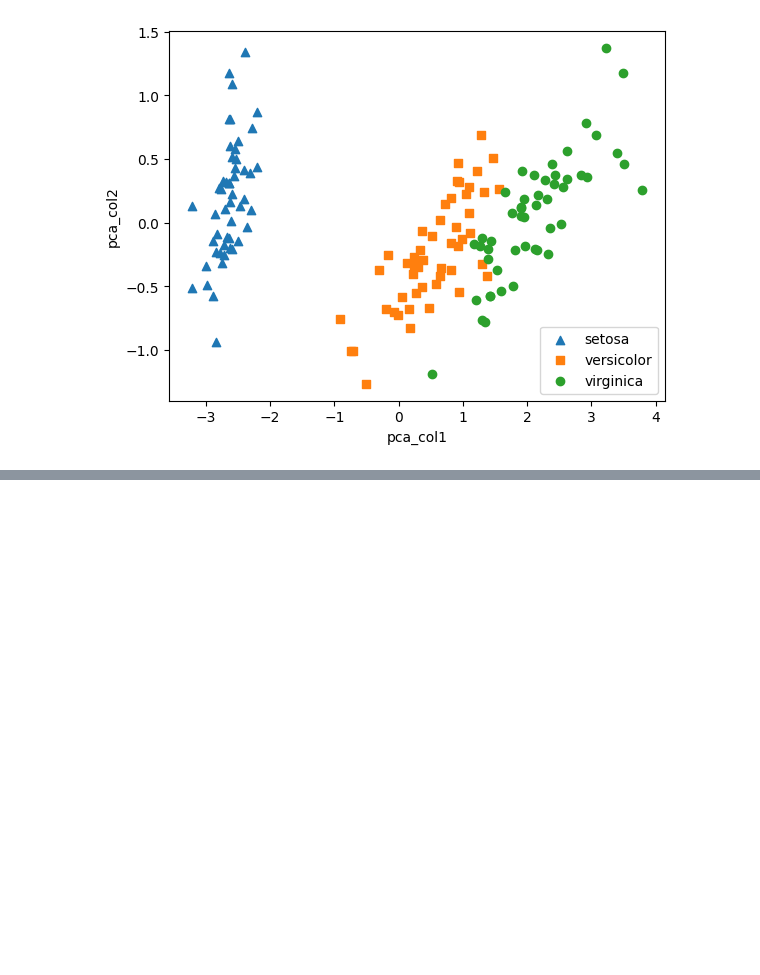
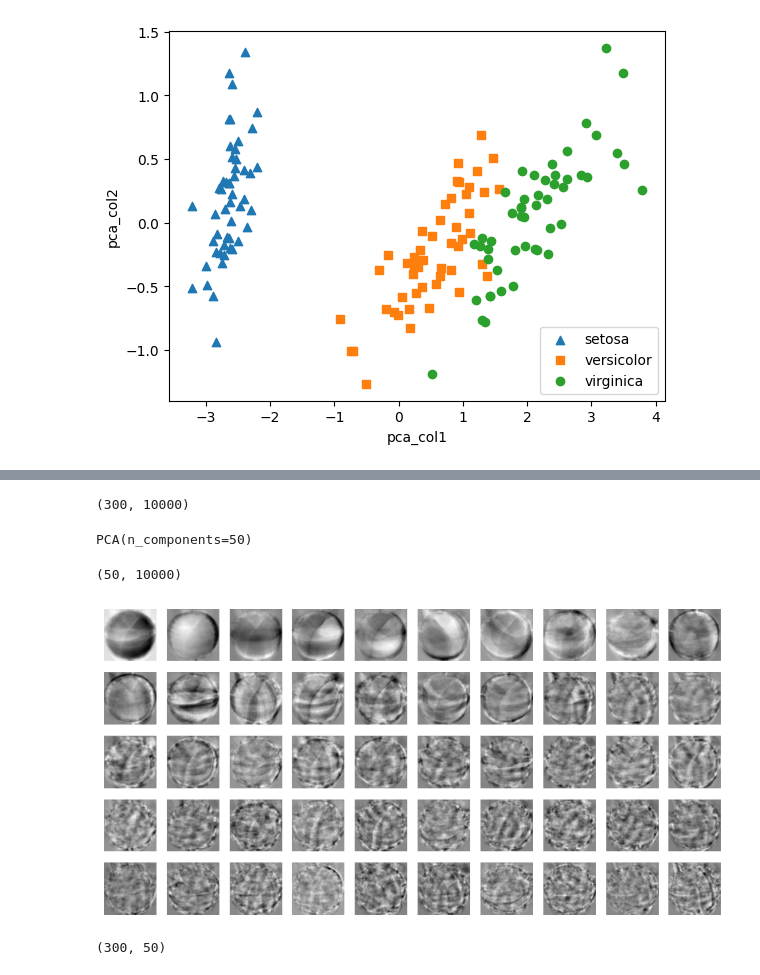
Before and after one commit to yugyeongh/encore_skn11, a Jupyter notebook: 05_ml-workspace/06_dim_reduction/01_pca_lda.ipynb, the cells around one changed output, grey strips where cells are left out. Cells and saved outputs as stored; diff of their text form; code cells hidden in the pictures; blank space fills up the shorter version.

```diff
--- a/05_ml-workspace/06_dim_reduction/01_pca_lda.ipynb
+++ b/05_ml-workspace/06_dim_reduction/01_pca_lda.ipynb
@@ -70,0 +138,24 @@ array([0.92461872, 0.05306648])
+# %%
+# 이미지 데이터 1차원으로 펼치기
+fruits_1d = fruits.reshape(300, 100 * 100)
+fruits_1d.shape
+# %% [output]
+(300, 10000)
+# %%
+pca = PCA(n_components=50) # n_components: 몇개의 차원으로 줄이겠다!! 할 때 쓰는거
+pca.fit(fruits_1d)
+# %% [output]
+PCA(n_components=50)
+# %%
+pca.components_.shape # (50,10000) = (PCA로 구현한 주성분 개수, 원본 데이터 특성 개수)
+# %% [output]
+(50, 10000)
+# %%
+draw_fruits(pca.components_.reshape(-1,100,100)) # pca.components_는 2차원인데, draw_fruits는 3차원의 이미지를 출력하는 거라 차원을 바꿔줘야함
+# %% [output]
+[figure, added]
+# %%
+fruits_pca = pca.transform(fruits_1d) # 10000개의 차원을 50개의 차원으로 축소한거를 transform
+fruits_pca.shape
+# %% [output]
+(300, 50)
```
Also changed, not shown: parts of 30 cells of this notebook, 3 other files.
